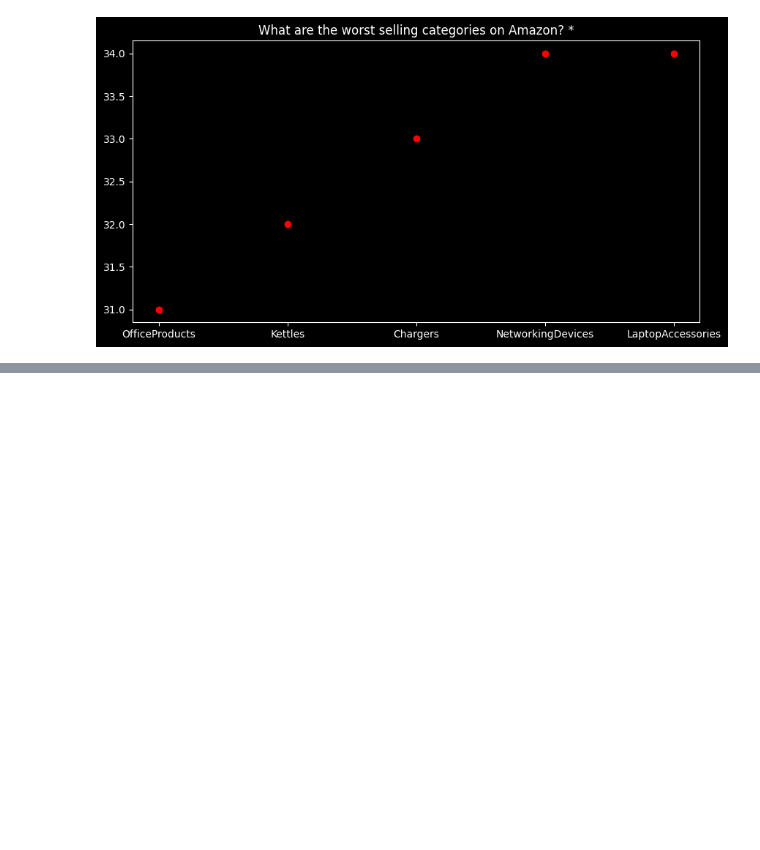
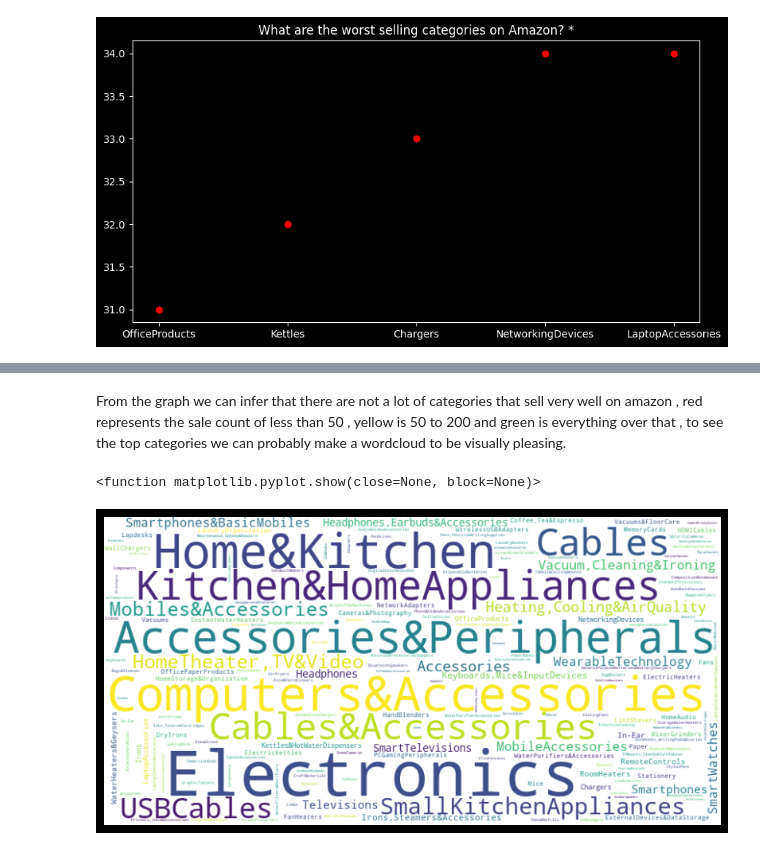
Before and after one commit to hxrry-09/Sales-Analysis, a Jupyter notebook: Amazon_analysis.ipynb, the cells around one changed output, grey strips where cells are left out. Cells and saved outputs as stored; diff of their text form; code cells hidden in the pictures; blank space fills up the shorter version.

```diff
--- a/Amazon_analysis.ipynb
+++ b/Amazon_analysis.ipynb
@@ -201,0 +238,27 @@ plt.show
+# %% [markdown]
+From the graph we can infer that there are not a lot of categories that sell very well on amazon , red represents the sale count
+of less than 50 , yellow is 50 to 200 and green is everything over that , to see the top categories we can probably make a wordcloud
+to be visually pleasing.
+# %%
+from wordcloud import WordCloud
+
+category_counts = {}
+
+
+for category in data['category']:
+    for category in category.split('|'):
+        if category in category_counts:
+            category_counts[category] += 1
+        else:
+            category_counts[category] = 1
+
+wordcloud = WordCloud(width=800, height=400, background_color='white').generate_from_frequencies(category_counts)
+
+plt.figure(figsize=(10, 6))
+plt.imshow(wordcloud, interpolation='bilinear')
+plt.axis('off')
+
+plt.show
+# %% [output]
+<function matplotlib.pyplot.show(close=None, block=None)>
+[figure, added]
```
Also changed, not shown: parts of 11 cells of this notebook.
